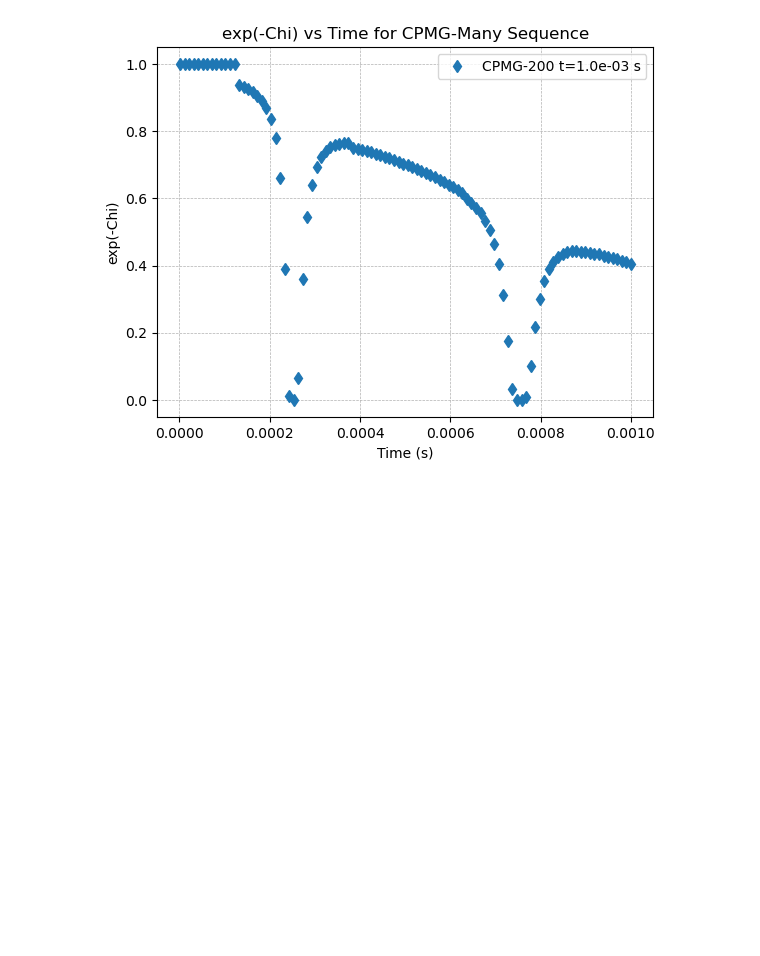
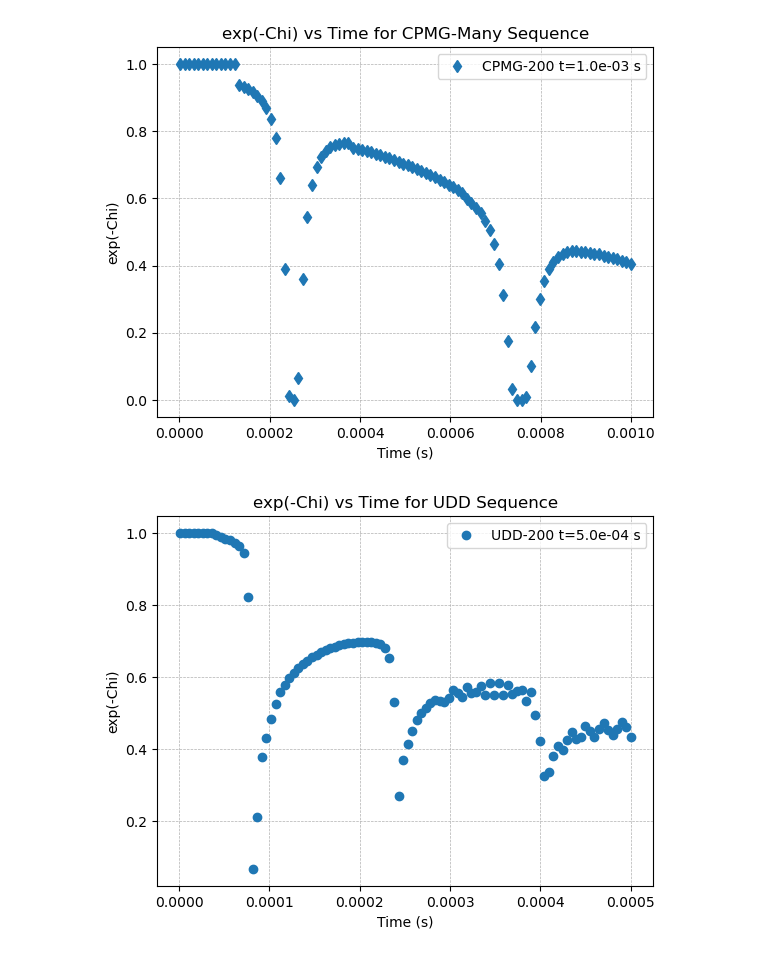
Before and after one commit to osipra/qubit-noise-spectroscopy, a Jupyter notebook: notebooks/02_noise_models.ipynb, the cells around one changed output. Saved outputs shown, nothing was run; the diff lists cells and outputs as text; code cells hidden in the pictures; blank space fills up the shorter version.

```diff
--- a/notebooks/02_noise_models.ipynb
+++ b/notebooks/02_noise_models.ipynb
@@ -88,3 +95,18 @@ plt.grid(True, which='both', linestyle='--', linewidth=0.5)
 plt.show()
 # %% [output]
 [figure]
+# %%
+chi_UDD200 = []
+for i in range(len(t)):
+    F_UDD_values = F_UDD(omega, t[i], 200)
+    chi = compute_chi(omega, total_noise(omega, A_pink, alpha, A_white, A_lorentzian, f0, gamma), F_UDD_values)
+    chi_UDD200.append(chi)
+plt.plot(t, np.exp(-np.array(chi_UDD200)), 'o', label=f'UDD-200 t={t[i]:.1e} s')
+plt.xlabel('Time (s)')
+plt.ylabel('exp(-Chi)')
+plt.title('exp(-Chi) vs Time for UDD Sequence')
+plt.legend()
+plt.grid(True, which='both', linestyle='--', linewidth=0.5)
+plt.show()
+# %% [output]
+[figure, added]
```
Also changed, not shown: parts of 5 cells of this notebook, 2 other files.
